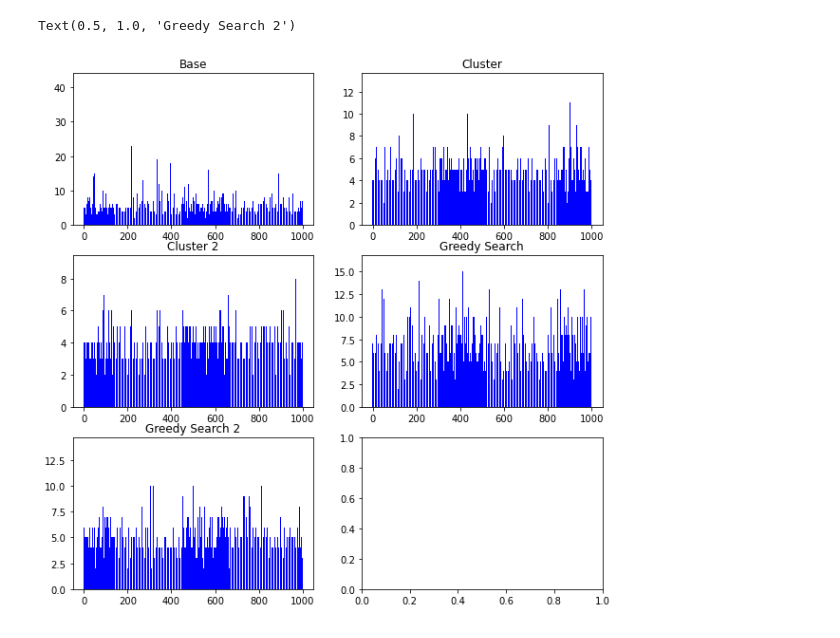
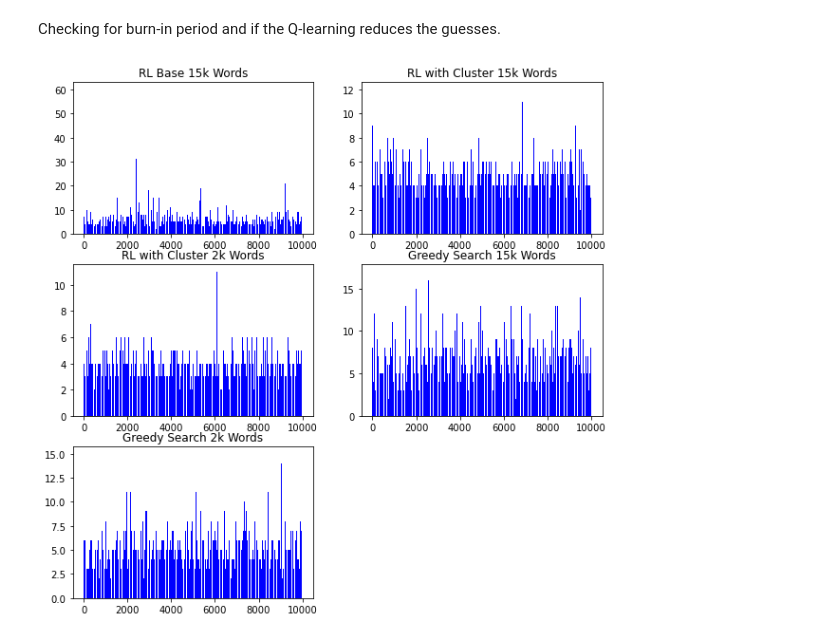
Before and after one commit to Samthesimpsons/Project-Reinforcement-Learning-Wordle-Solver, a Jupyter notebook: evaluation.ipynb, the cells around one changed output. Drawn from its saved outputs; the diff is of its cells as text; code cells hidden in the pictures.

```diff
--- a/evaluation.ipynb
+++ b/evaluation.ipynb
@@ -57,17 +62,18 @@ results
+# %% [markdown]
+Checking for burn-in period and if the Q-learning reduces the guesses.
 # %%
-epochs = np.arange(1000)
-
+epochs = np.arange(10000)
 fig, ax = plt.subplots(3, 2, figsize=(10, 10))
 ax[0, 0].bar(epochs, base_guesses, color='blue')
-ax[0, 0].set_title('Base')
+ax[0, 0].set_title('RL Base 15k Words')
 ax[0, 1].bar(epochs, cluster_guesses, color='blue')
-ax[0, 1].set_title('Cluster')
+ax[0, 1].set_title('RL with Cluster 15k Words')
 ax[1, 0].bar(epochs, cluster_2_guesses, color='blue')
-ax[1, 0].set_title('Cluster 2')
+ax[1, 0].set_title('RL with Cluster 2k Words')
 ax[1, 1].bar(epochs, greedy_search_guesses, color='blue')
-ax[1, 1].set_title('Greedy Search')
+ax[1, 1].set_title('Greedy Search 15k Words')
 ax[2, 0].bar(epochs, greedy_search_2_guesses, color='blue')
-ax[2, 0].set_title('Greedy Search 2')
+ax[2, 0].set_title('Greedy Search 2k Words')
+ax[2, 1].set_axis_off()
 # %% [output]
-Text(0.5, 1.0, 'Greedy Search 2')
-[figure, old version]
+[figure, new version]
```
Also changed, not shown: parts of 11 cells of this notebook, 6 other files.
